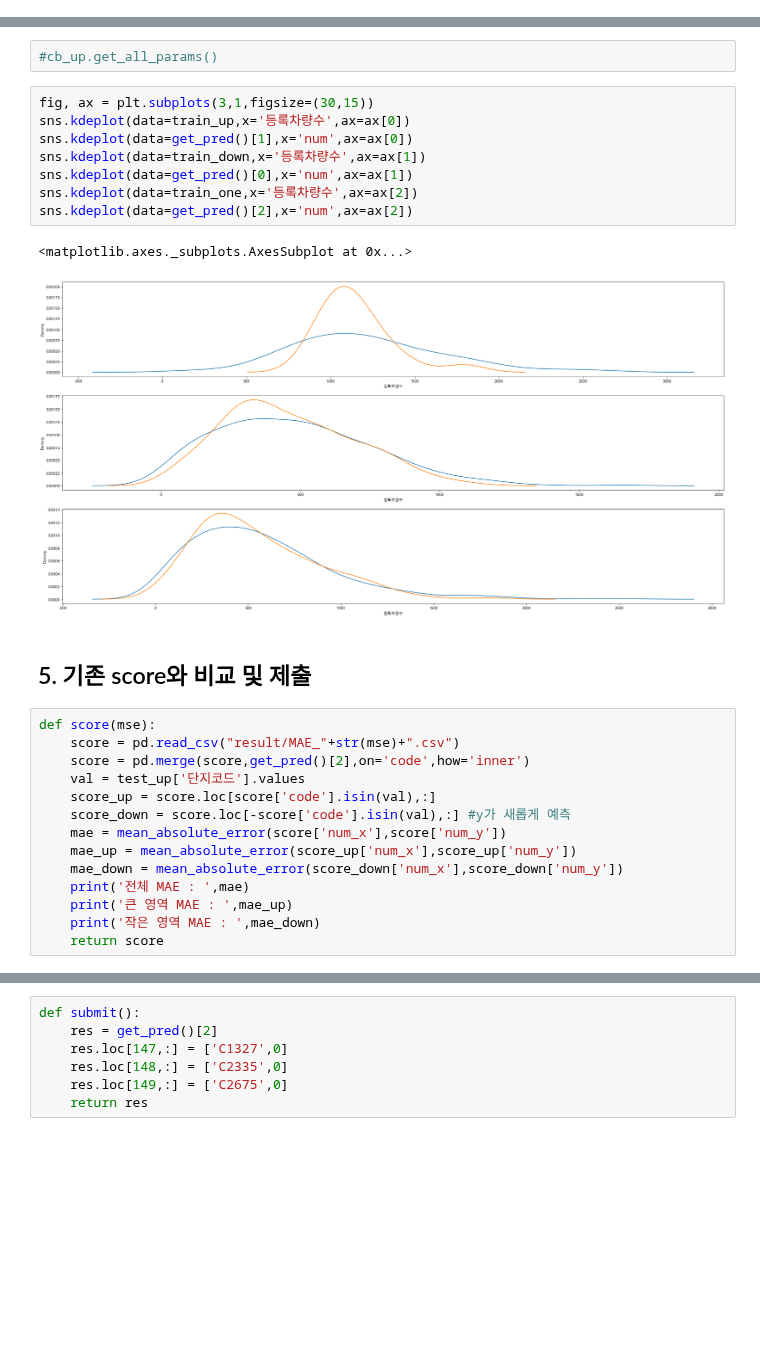
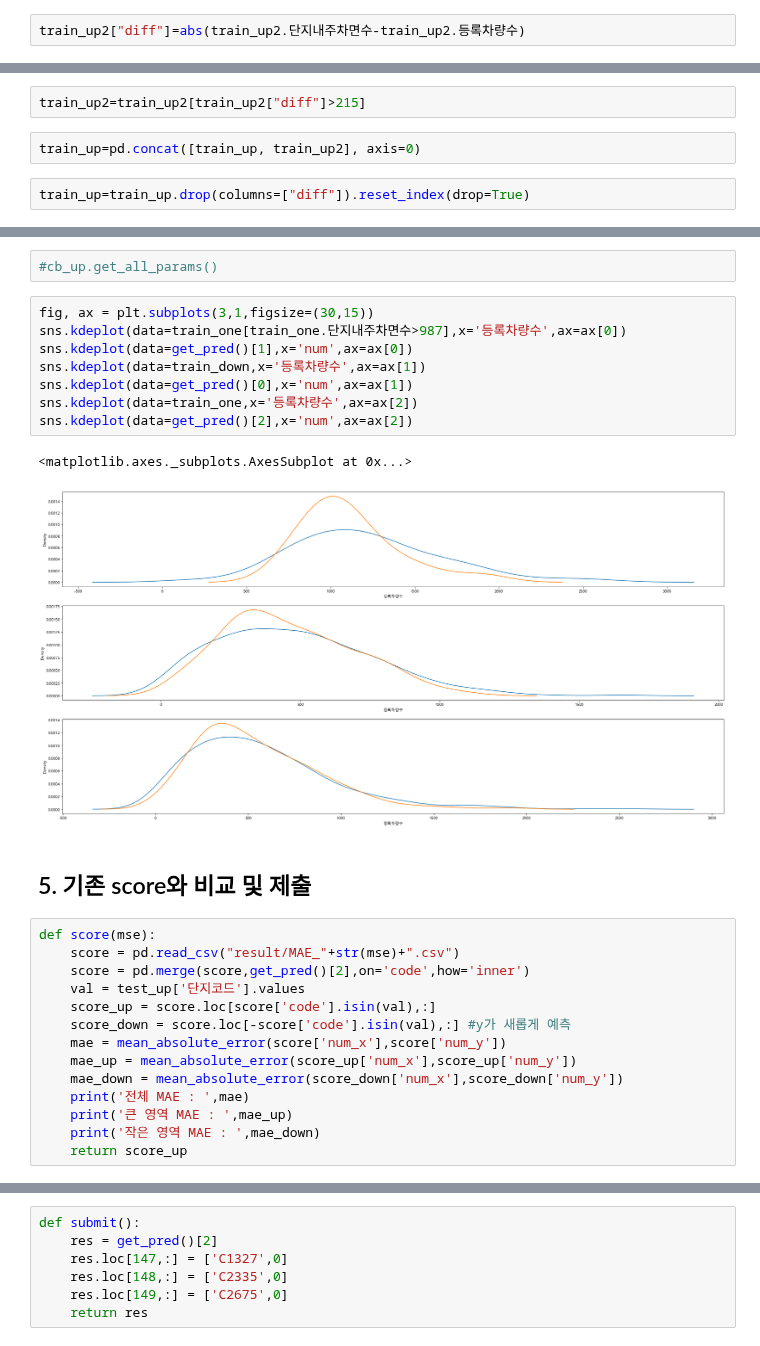
Before and after one commit to whdbfla6/Daesamanlap, a Jupyter notebook: Final/BASE_young.ipynb, the cells around one changed output, grey strips where cells are left out. Cells and saved outputs as stored; diff of their text form; blank space fills up the shorter version.

```diff
--- a/Final/BASE_young.ipynb
+++ b/Final/BASE_young.ipynb
@@ -170,0 +188,2 @@ test_down = test_one[test_one['단지내주차면수']<987].reset_index(drop=Tru
+# %%
+train_up2["diff"]=abs(train_up2.단지내주차면수-train_up2.등록차량수)
@@ -170,0 +202,6 @@ test_down = test_one[test_one['단지내주차면수']<987].reset_index(drop=Tru
+# %%
+train_up2=train_up2[train_up2["diff"]>215]
+# %%
+train_up=pd.concat([train_up, train_up2], axis=0)
+# %%
+train_up=train_up.drop(columns=["diff"]).reset_index(drop=True)
@@ -394,15 +437,15 @@ def get_pred():
 #cb_up.get_all_params()
 # %%
 fig, ax = plt.subplots(3,1,figsize=(30,15))
-sns.kdeplot(data=train_up,x='등록차량수',ax=ax[0])
+sns.kdeplot(data=train_one[train_one.단지내주차면수>987],x='등록차량수',ax=ax[0])
 sns.kdeplot(data=get_pred()[1],x='num',ax=ax[0])
 sns.kdeplot(data=train_down,x='등록차량수',ax=ax[1])
 sns.kdeplot(data=get_pred()[0],x='num',ax=ax[1])
 sns.kdeplot(data=train_one,x='등록차량수',ax=ax[2])
 sns.kdeplot(data=get_pred()[2],x='num',ax=ax[2])
 # %% [output]
 <matplotlib.axes._subplots.AxesSubplot at 0x...>
-[figure, old version]
+[figure, new version]
 # %% [markdown]
 ## 5. 기존 score와 비교 및 제출
 # %%
@@ -418,5 +461,5 @@ def score(mse):
     print('전체 MAE : ',mae)
     print('큰 영역 MAE : ',mae_up)
     print('작은 영역 MAE : ',mae_down)
-    return score
+    return score_up
 # %%
```
Also changed, not shown: parts of 10 cells of this notebook, 5 other files.
